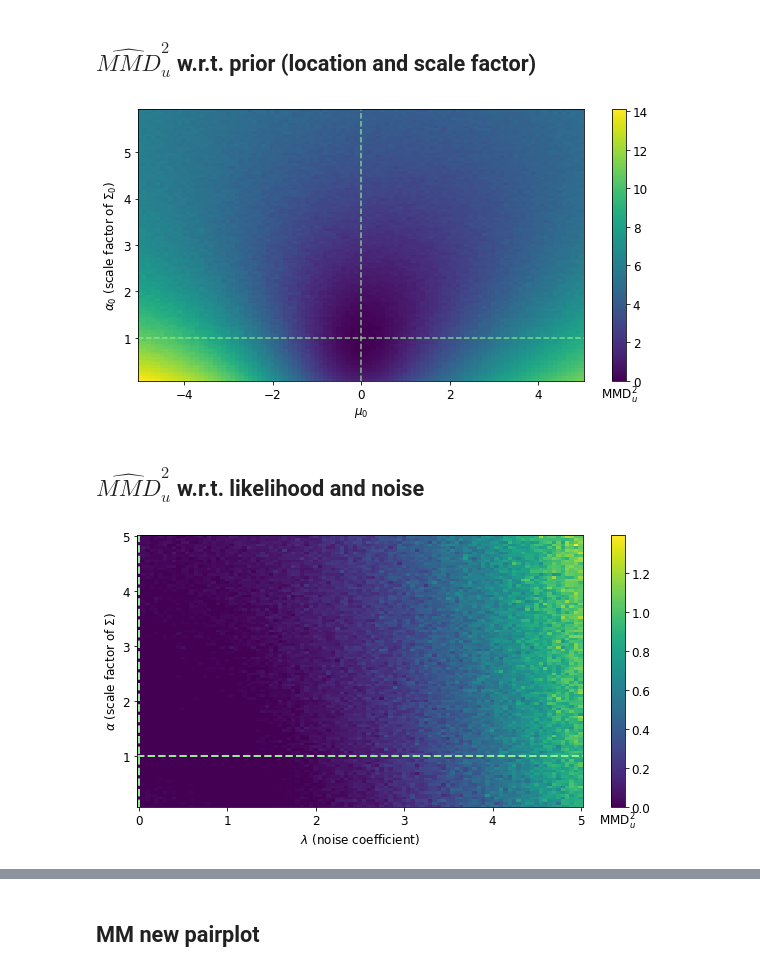
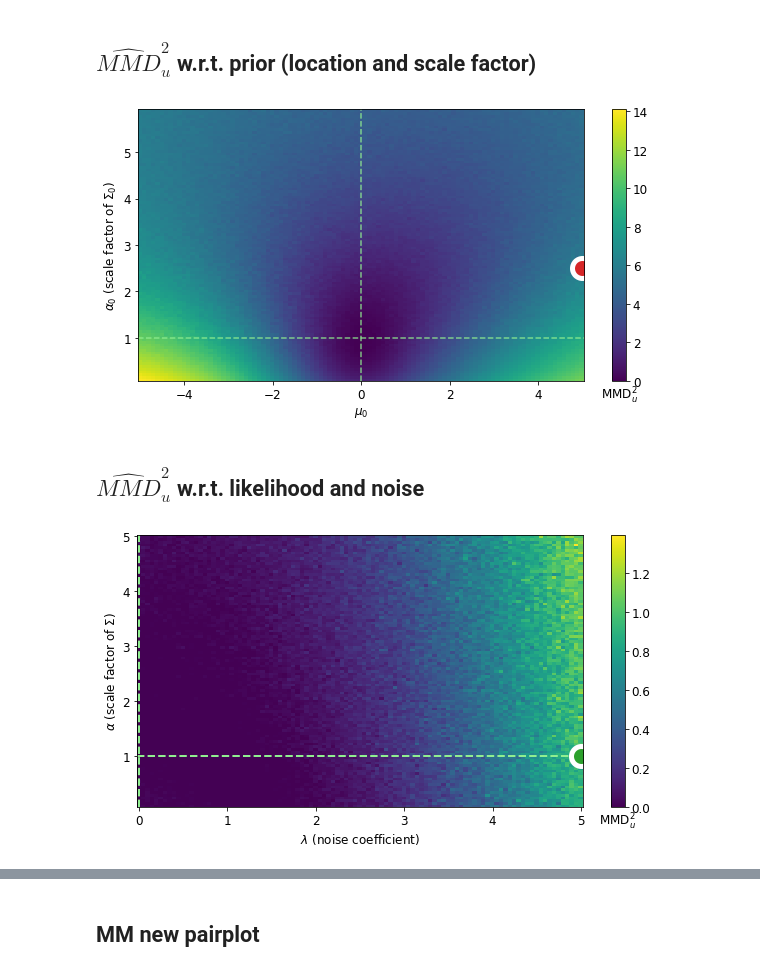
Before and after one commit to marvinschmitt/ModelMisspecificationBF, a Jupyter notebook: abf_mvn_means.ipynb, the cells around one changed output, grey strips where cells are left out. Drawn from its saved outputs; the diff is of its cells as text; code cells hidden in the pictures.

```diff
--- a/abf_mvn_means.ipynb
+++ b/abf_mvn_means.ipynb
@@ -426,16 +426,21 @@ if RERUN_GRID_EXPERIMENT:
 # %%
 MMD = np.load(f"data/MMD_grid_experiments/MMD_MVN_S{S}_prior_location101_scale101.npy")
 plt.figure(figsize=(10, 5))
 plt.pcolor(P1, P2, MMD, shading="nearest")
 plt.xlabel(r"$\mu_0$")
 plt.ylabel(r"$\alpha_0$ (scale factor of $\Sigma_0$)")
 plt.axhline(y=1.0, linestyle="--", color="lightgreen", alpha=.80)
 plt.axvline(x=0.0, linestyle="--", color="lightgreen", alpha=.80)
+
+plt.plot(5, 2.5, linewidth=10, alpha=1.0,
+         marker="o", markersize=20, markeredgewidth=5.0, markeredgecolor="white", markerfacecolor = 'tab:red'
+        )
+
 cbar = plt.colorbar()
 cbar.ax.set_xlabel(r"MMD$^2_u$")
 plt.savefig(f"plots/abf_mvn_means_S{S}_mmd_priorMM.{FILEFORMAT}")
 # %% [output]
-[figure, old version]
+[figure, new version]
 # %% [markdown]
 ## $\widehat{MMD}^2_u$ w.r.t. likelihood and noise
 # %%
@@ -478,12 +483,17 @@ plt.ylabel(r"$\alpha$ (scale factor of $\Sigma$)")
 
 plt.axvline(x=0.0, linestyle="--", color="lightgreen", alpha=1.00, linewidth=2)
 plt.axhline(y=1.0, linestyle="--", color="lightgreen", alpha=1.00, linewidth=2)
+
+plt.plot(5, 1, linewidth=10, alpha=1.0,
+         marker="o", markersize=20, markeredgewidth=5.0, markeredgecolor="white", markerfacecolor = 'tab:green'
+        )
+
 cbar = plt.colorbar()
 cbar.ax.set_xlabel(r"MMD$^2_u$")
 
 plt.savefig(f"plots/abf_mvn_means_S{S}_mmd_likelihood_noise_MM.{FILEFORMAT}")
 # %% [output]
-[figure, old version]
+[figure, new version]
 # %%
 task_name = "likelihood_scale"
 x_label = r"$\alpha$ (scale factor of $\Sigma$)"
```
Also changed, not shown: parts of 18 cells of this notebook, 2 other files.
